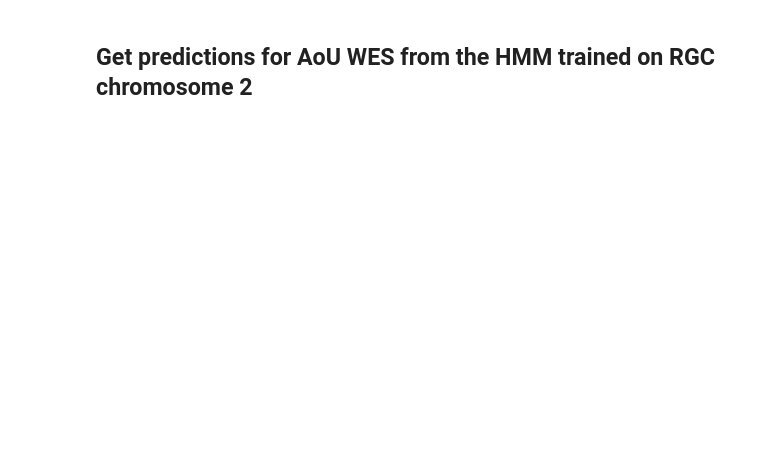
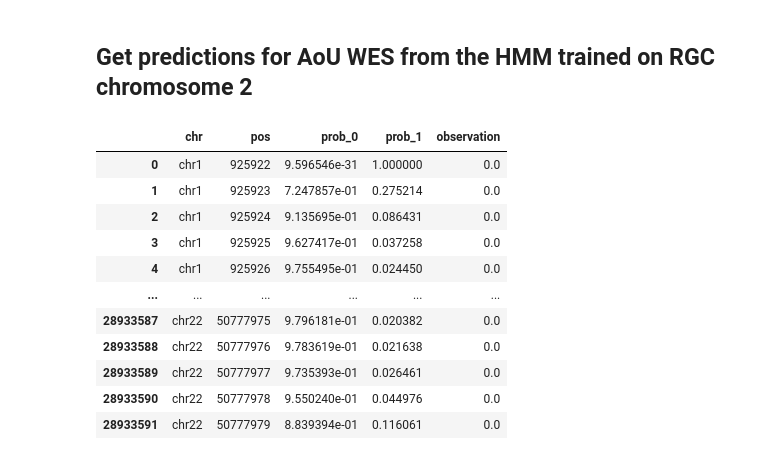
Before and after one commit to healthcare-medicine-ai/wgs-constraint-llm, a Jupyter notebook: AoU Mutation Predictions.ipynb, the cells around one changed output. Drawn from its saved outputs; the diff is of its cells as text; code cells hidden in the pictures; blank space fills up the shorter version.

```diff
--- a/AoU Mutation Predictions.ipynb
+++ b/AoU Mutation Predictions.ipynb
@@ -318,10 +273,10 @@ gene_df
 654548 rows × 15 columns
 # %%
 # Initialize an empty dataframe to store the concatenated data
-aou_variants_df = pd.DataFrame()
+variants_df = pd.DataFrame()
 
 # Check if the joined file already exists
-if not os.path.exists(aou_variants_file_path):
+if not os.path.exists(variants_file_path):
     # Loop through chromosomes and append dataframes with tqdm
     for filenum in tqdm(range(1, 9), desc='Processing Files'):
         # Read the variants file into a pandas DataFrame
@@ -337,21 +292,21 @@ if not os.path.exists(aou_variants_file_path):
         file_variants_df.drop_duplicates(inplace=True)
 
         # Append the dataframe to the main dataframe
-        aou_variants_df = pd.concat([aou_variants_df, file_variants_df], ignore_index=True)
+        variants_df = pd.concat([variants_df, file_variants_df], ignore_index=True)
 
     # Add chr prefix for consistency
-    aou_variants_df['chr'] = 'chr' + aou_variants_df['chr'].astype(str)
+    variants_df['chr'] = 'chr' + variants_df['chr'].astype(str)
 
-    # Write aou_variants_df to a csv to avoid recomputing
-    aou_variants_df.to_csv(aou_variants_file_path, index=False, compression='gzip', sep='\t')
+    # Write variants_df to a csv to avoid recomputing
+    variants_df.to_csv(variants_file_path, index=False, compression='gzip', sep='\t')
 
 else:
     # Read the file into a pandas DataFrame
-    aou_variants_df = pd.read_csv(aou_variants_file_path, sep='\t')
+    variants_df = pd.read_csv(variants_file_path, sep='\t')
 
-# aou_variants_df = aou_variants_df[aou_variants_df['chr'] == 'chr1']
+# variants_df = variants_df[variants_df['chr'] == 'chr1']
 
-aou_variants_df
+variants_df
 # %% [output]
 |  | chr | pos |
 | 0 | chr1 | 10001 |
@@ -478,57 +399,68 @@ Notes:
 ## Get predictions for AoU WES from the HMM trained on RGC chromosome 2
 # %%
 # Parameters for analysis
+# Order of the HMM (defines how many previous states influence the current state)
 order = 2
+
+# Coverage threshold for filtering regions with sufficient sequencing depth
 coverage_thr = 0.9
+
+# Coverage category to use for filtering (e.g., 'over_20' means regions with coverage > 20)
 coverage_category = 'over_20'
 
-# Define coverage filter
-# coverage_filter = '0.5_over10' # coverage['over_10'] > 0.5
-coverage_filter = '0.9_over20' # coverage['over_20'] > 0.9
+# Define the coverage filter based on the selected threshold and category
+# Example: '0.9_over20' indicates we are interested in regions where over 90% of positions have coverage > 20
+coverage_df = coverage_df[coverage_df[coverage_category] > coverage_thr]
 
-# Define model name (and absolute path)
-model_name = results_path + 'HMM_rgc_' + coverage_filter + '_chr2'
+# Define the model name based on the selected coverage filter and chromosome 2
+model_name = results_path + 'HMM_rgc_0.9_over20_chr2'
 
 # Load the pretrained model
 model = joblib.load(model_name + '_model.joblib')
 
-# Initialize empty dataframes
+# Initialize an empty DataFrame to store predictions for all chromosomes
 predictions_df = pd.DataFrame(columns=['chr', 'pos','prob_0', 'prob_1', 'observation'])
 
-for chromnum in range(1,23):
-    print('-'*100)
-    print("PROCESSING CHROMOSOME", str(chromnum))
+# Loop over each autosome (chromosomes 1-22) using trange for a progress bar
+for chromnum in trange(1, 23, desc="Processing Chromosomes"):
+    # Extract the sequence of observations and positions for the current chromosome
+    observations, positions = get_sequence(chromnum)
 
-    # Filter rows for given chromosome
-    chr_gene_df = gene_df[gene_df['chr'] == 'chr' + str(chromnum)]
-    chr_variants_df = aou_variants_df[aou_variants_df['chr'] == 'chr' + str(chromnum)]
-    chr_coverage_df = coverage_df[(coverage_df['chr'] == 'chr' + str(chromnum)) & (coverage_df[coverage_category] > coverage_thr)]
-
-    # Get training data for the chromosome
-    observations, positions = get_sequence(chr_coverage_df, chr_variants_df, gene_df=chr_gene_df)
-
-    # Fit HMM and retrieve probabilites
+    # Use the trained HMM to predict probabilities for each state (0 and 1) in the sequence
     probabilities = get_HMM_predictions(observations, model, order=order)
 
-    # Create a DataFrame with 'pos' reflecting the index of the original sequence and 'prob_0/1' as the predictions
+    # Create a DataFrame with the predictions for the current chromosome
     chr_predictions_df = pd.DataFrame({'chr': 'chr' + str(chromnum),
                                        'pos': positions[0:-order],
                                        'prob_0': probabilities[:, 0],
                                        'prob_1': probabilities[:, 1],
                                        'observation': observations[0:-order]
                                       })
 
-    # Plot histograms for predicted vs observed variants
-    plot_hist_from_predictions(chr_predictions_df)
+    # Plot histograms comparing predicted vs observed variants
+#     plot_hist_from_predictions(chr_predictions_df)
 
-    # Append predictions to overall df
+    # Perform regression analysis on the predictions
+#     f_statistic, p_value_f_statistic = ols_regression(chr_predictions_df)
+
+    # Append the predictions for the current chromosome to the overall DataFrame
     predictions_df = pd.concat([predictions_df, chr_predictions_df], ignore_index=True)
 
-    # Run regression
-    f_statistic, p_value_f_statistic = ols_regression(chr_predictions_df)
-
-# Write predictions_df to a csv to avoid recomputing
+# Save the complete predictions DataFrame to a compressed CSV file to avoid recomputing
 predictions_df.to_csv(model_name + "_predictions_aou_wes.tsv.gz", index=False, compression='gzip', sep='\t')
 
+# Display the predictions DataFrame
 predictions_df
 # %% [output]
+|  | chr | pos | prob_0 | prob_1 | observation |
+| 0 | chr1 | 925922 | 9.596546e-31 | 1.000000 | 0.0 |
+| 1 | chr1 | 925923 | 7.247857e-01 | 0.275214 | 0.0 |
+| 2 | chr1 | 925924 | 9.135695e-01 | 0.086431 | 0.0 |
+| 3 | chr1 | 925925 | 9.627417e-01 | 0.037258 | 0.0 |
+| 4 | chr1 | 925926 | 9.755495e-01 | 0.024450 | 0.0 |
+| ... | ... | ... | ... | ... | ... |
+| 28933587 | chr22 | 50777975 | 9.796181e-01 | 0.020382 | 0.0 |
+| 28933588 | chr22 | 50777976 | 9.783619e-01 | 0.021638 | 0.0 |
+| 28933589 | chr22 | 50777977 | 9.735393e-01 | 0.026461 | 0.0 |
+| 28933590 | chr22 | 50777978 | 9.550240e-01 | 0.044976 | 0.0 |
+| 28933591 | chr22 | 50777979 | 8.839394e-01 | 0.116061 | 0.0 |
```
Also changed, not shown: parts of 6 cells of this notebook, 5 other files.
